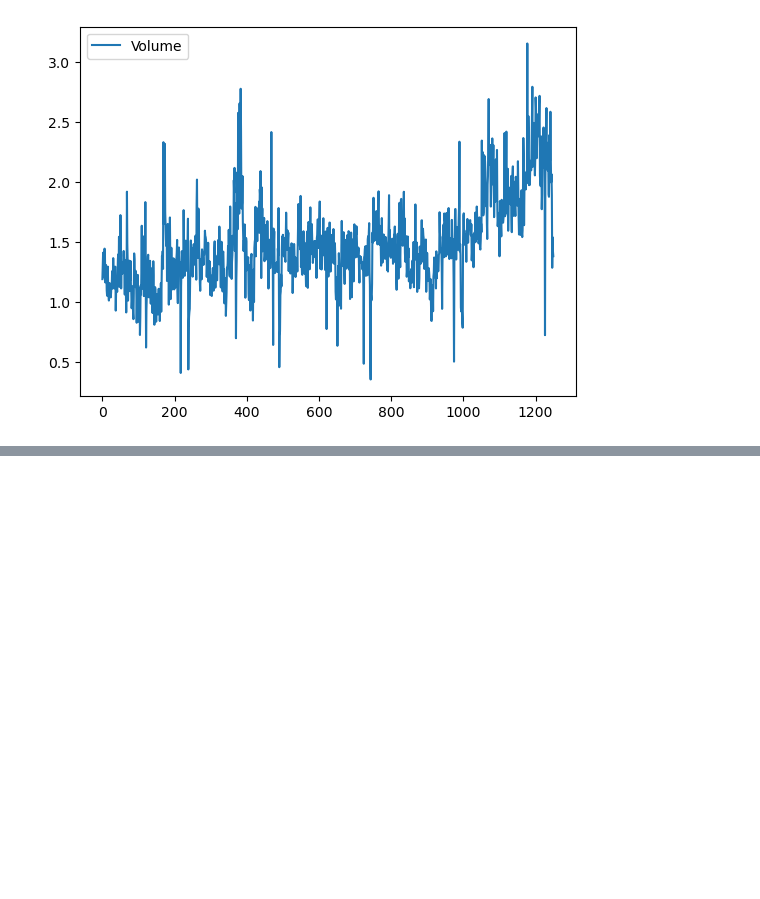
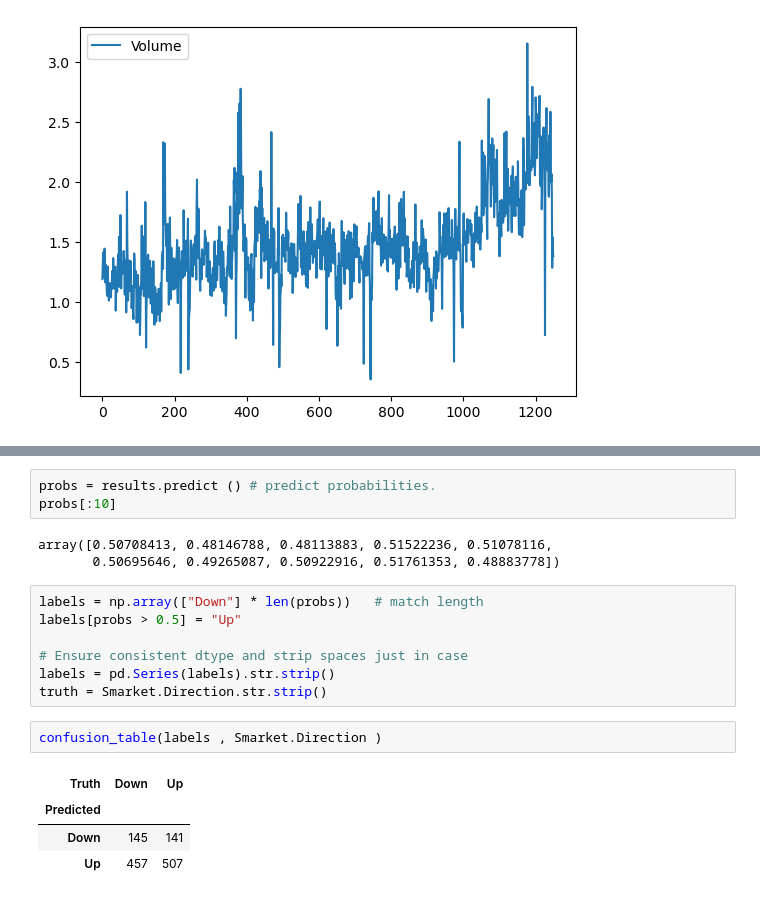
Before and after one commit to Simon-Simonsen/ML_Exercises, a Jupyter notebook: week3-cross-validation/labLogistic.ipynb, the cells around one changed output, grey strips where cells are left out. Saved outputs shown, nothing was run; the diff lists cells and outputs as text; blank space fills up the shorter version.

```diff
--- a/week3-cross-validation/labLogistic.ipynb
+++ b/week3-cross-validation/labLogistic.ipynb
@@ -74,0 +87,20 @@ summarize(results)
+# %%
+probs = results.predict () # predict probabilities.
+probs[:10]
+# %% [output]
+array([0.50708413, 0.48146788, 0.48113883, 0.51522236, 0.51078116,
+       0.50695646, 0.49265087, 0.50922916, 0.51761353, 0.48883778])
+# %%
+labels = np.array(["Down"] * len(probs))   # match length
+labels[probs > 0.5] = "Up"
+
+# Ensure consistent dtype and strip spaces just in case
+labels = pd.Series(labels).str.strip()
+truth = Smarket.Direction.str.strip()
+# %%
+confusion_table(labels , Smarket.Direction )
+# %% [output]
+| Truth | Down | Up |
+| Predicted |  |  |
+| Down | 145 | 141 |
+| Up | 457 | 507 |
```
Also changed, not shown: parts of 3 cells of this notebook, 3 other files.
